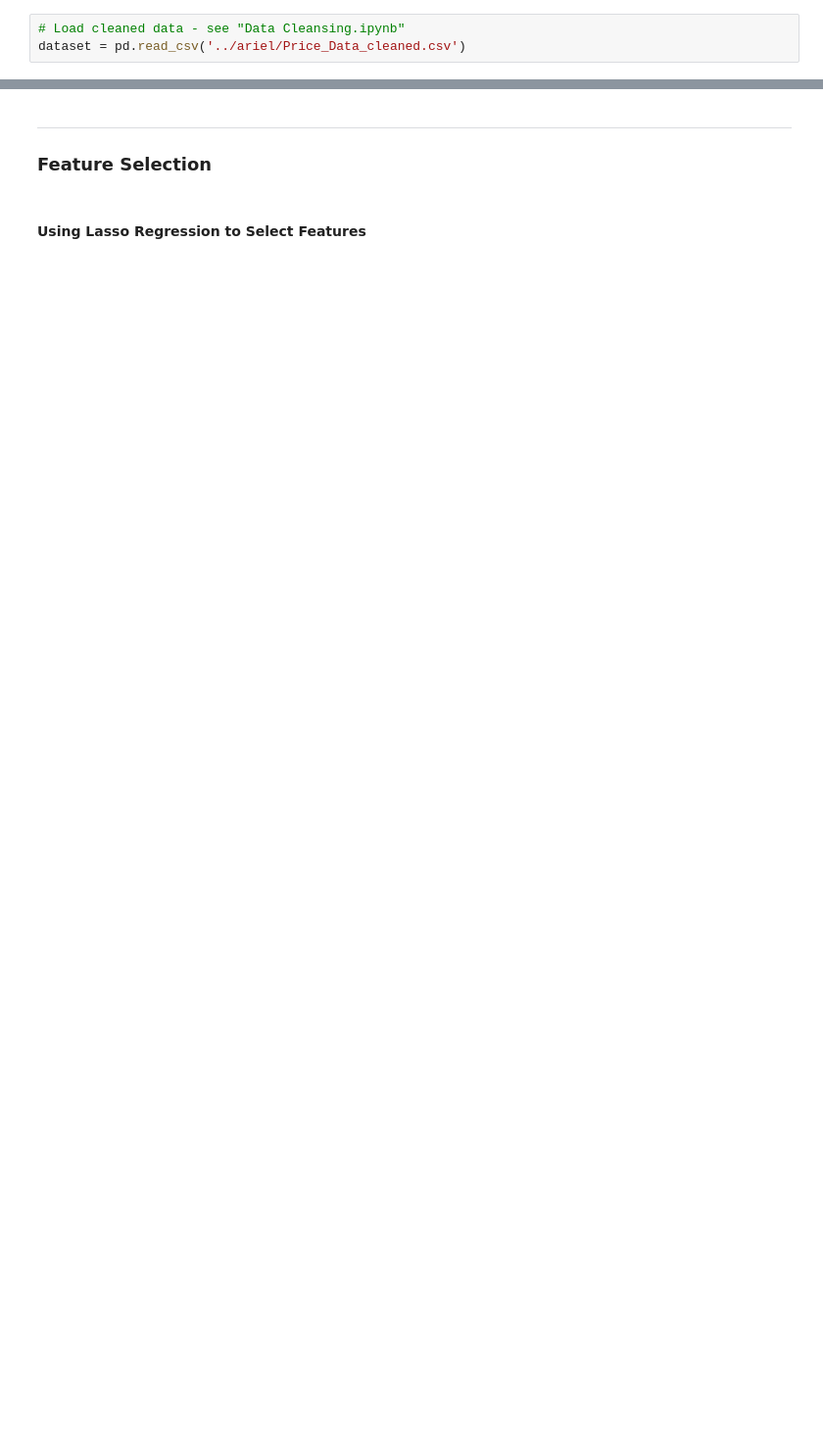
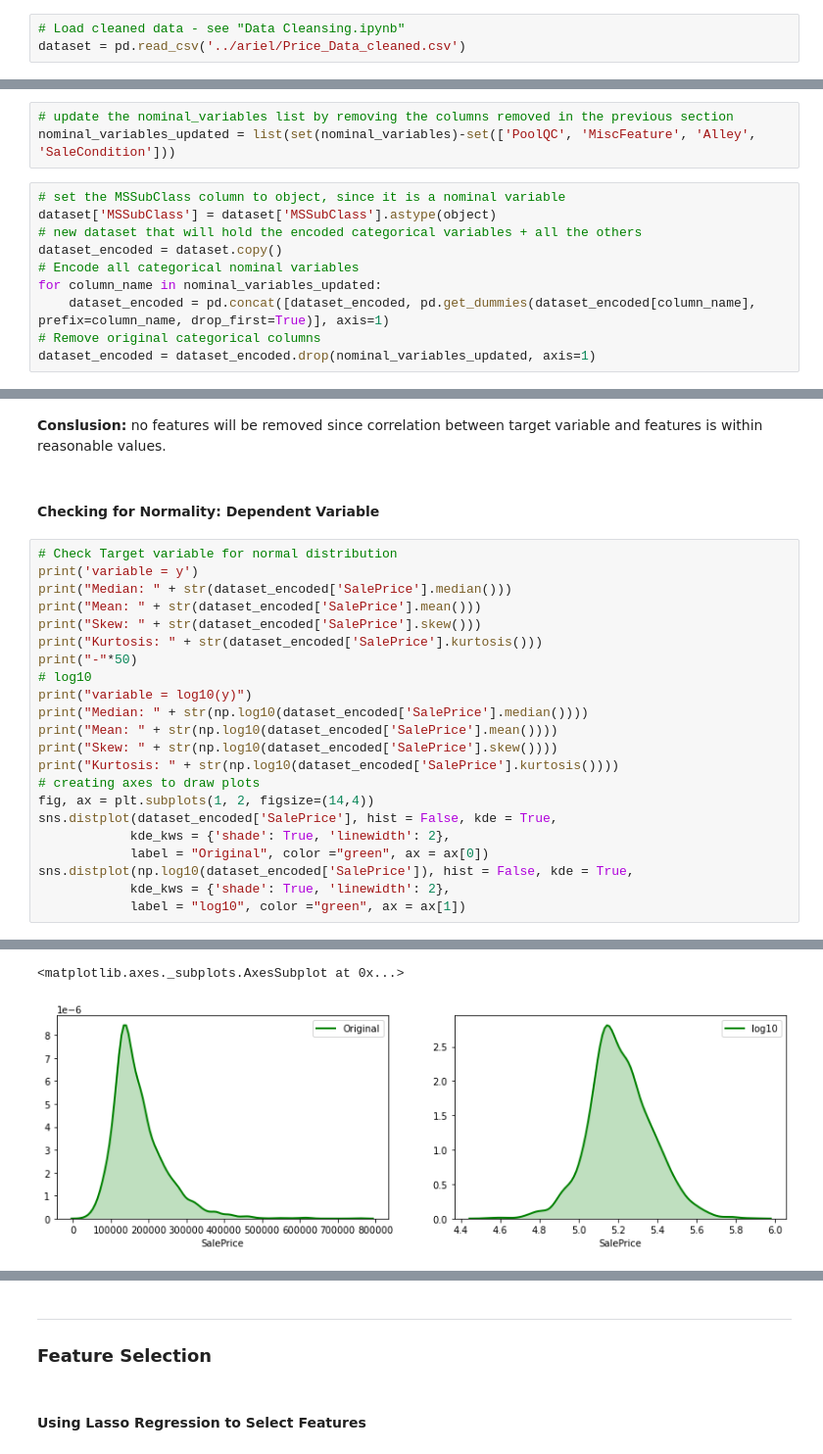
Before and after one commit to hikarinosenshi/ml_project, a Jupyter notebook: ariel/Feature Selection2.ipynb, the cells around one changed output, grey strips where cells are left out. Shown at 98% size. Saved outputs shown, nothing was run; the diff lists cells and outputs as text; blank space fills up the shorter version.

```diff
--- a/ariel/Feature Selection2.ipynb
+++ b/ariel/Feature Selection2.ipynb
@@ -155,0 +146,13 @@ TotalBsmtSF_1stFlrSF: 0.7842803487175525
+# %%
+# update the nominal_variables list by removing the columns removed in the previous section
+nominal_variables_updated = list(set(nominal_variables)-set(['PoolQC', 'MiscFeature', 'Alley', 'SaleCondition']))
+# %%
+# set the MSSubClass column to object, since it is a nominal variable
+dataset['MSSubClass'] = dataset['MSSubClass'].astype(object)
+# new dataset that will hold the encoded categorical variables + all the others
+dataset_encoded = dataset.copy()
+# Encode all categorical nominal variables
+for column_name in nominal_variables_updated:
+    dataset_encoded = pd.concat([dataset_encoded, pd.get_dummies(dataset_encoded[column_name], prefix=column_name, drop_first=True)], axis=1)
+# Remove original categorical columns
+dataset_encoded = dataset_encoded.drop(nominal_variables_updated, axis=1)
@@ -161,0 +204,27 @@ sns.heatmap(corr_matrix, vmin=-1, vmax=1, linewidths=.5, annot=True)
+# %% [markdown]
+<b>Conslusion:</b> no features will be removed since correlation between target variable and features is within reasonable values.
+# %% [markdown]
+#### Checking for Normality: Dependent Variable
+# %%
+# Check Target variable for normal distribution
+print('variable = y')
+print("Median: " + str(dataset_encoded['SalePrice'].median()))
+print("Mean: " + str(dataset_encoded['SalePrice'].mean()))
+print("Skew: " + str(dataset_encoded['SalePrice'].skew()))
+print("Kurtosis: " + str(dataset_encoded['SalePrice'].kurtosis()))
+print("-"*50)
+# log10
+print("variable = log10(y)")
+print("Median: " + str(np.log10(dataset_encoded['SalePrice'].median())))
+print("Mean: " + str(np.log10(dataset_encoded['SalePrice'].mean())))
+print("Skew: " + str(np.log10(dataset_encoded['SalePrice'].skew())))
+print("Kurtosis: " + str(np.log10(dataset_encoded['SalePrice'].kurtosis())))
+# creating axes to draw plots
+fig, ax = plt.subplots(1, 2, figsize=(14,4))
+sns.distplot(dataset_encoded['SalePrice'], hist = False, kde = True,
+            kde_kws = {'shade': True, 'linewidth': 2},
+            label = "Original", color ="green", ax = ax[0])
+sns.distplot(np.log10(dataset_encoded['SalePrice']), hist = False, kde = True,
+            kde_kws = {'shade': True, 'linewidth': 2},
+            label = "log10", color ="green", ax = ax[1])
+# %% [output]
@@ -161,0 +242,2 @@ sns.heatmap(corr_matrix, vmin=-1, vmax=1, linewidths=.5, annot=True)
+<matplotlib.axes._subplots.AxesSubplot at 0x...>
+[figure, added]
```
Also changed, not shown: parts of 107 cells of this notebook.
